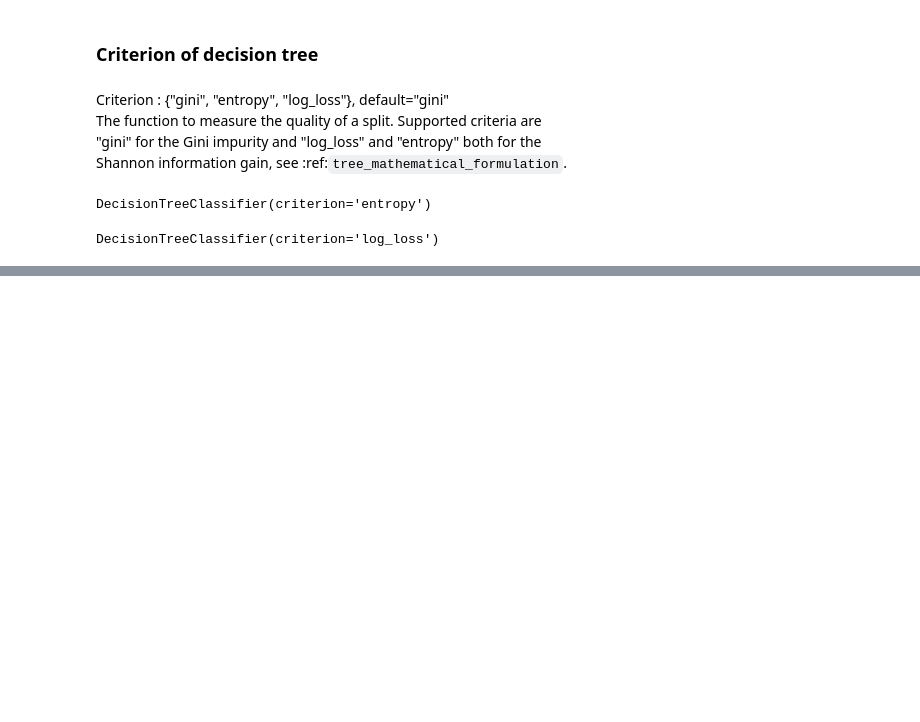
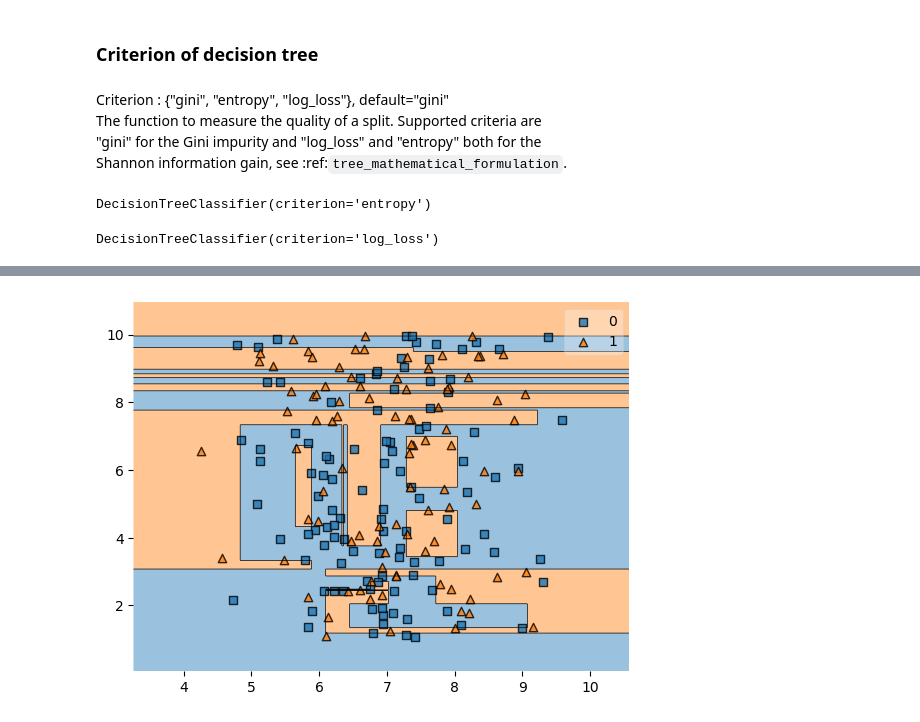
Before and after one commit to SandeshKhatiwada05/Data-Science-And-Machine-Learning-Course, a Jupyter notebook: 37_Decision_Tree.ipynb, the cells around one changed output, grey strips where cells are left out. Drawn from its saved outputs; the diff is of its cells as text; code cells hidden in the pictures; blank space fills up the shorter version.

Commit message:
gini vs entropy vs log loss in decision tree criterion mlxtend

```diff
--- a/37_Decision_Tree.ipynb
+++ b/37_Decision_Tree.ipynb
@@ -71,0 +74,5 @@ Criterion log_loss score :  0.5
+# %%
+plot_decision_regions(X.to_numpy(), y.to_numpy(), clf=dt_log_loss)
+plt.show()
+# %% [output]
+[figure, added]
```
Also changed, not shown: parts of 6 cells of this notebook.
